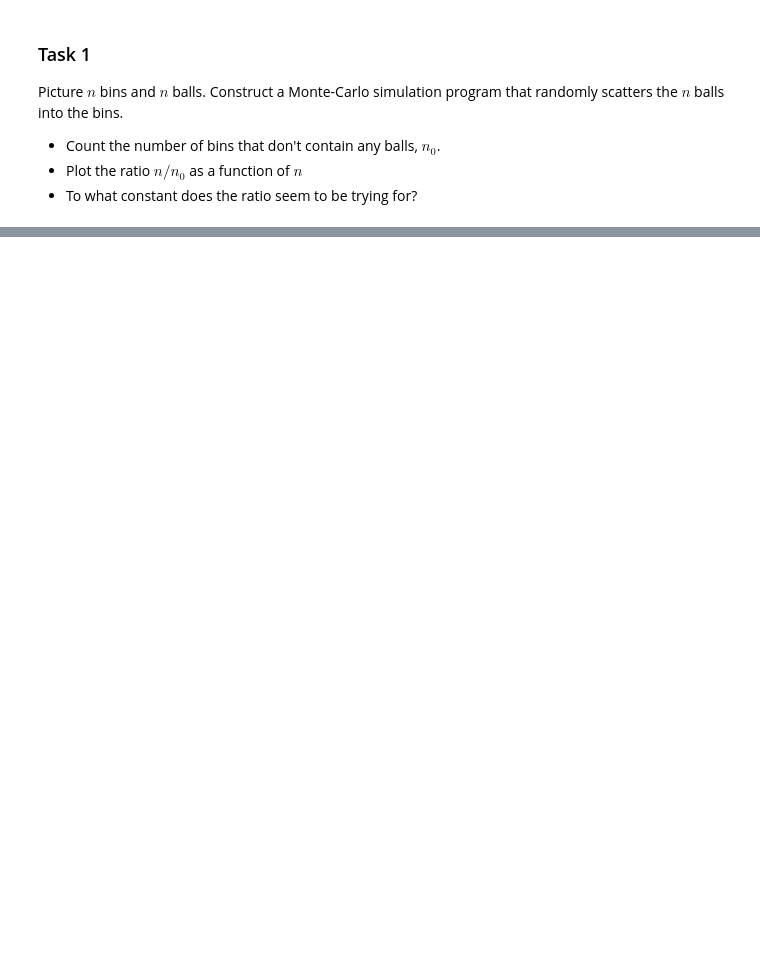
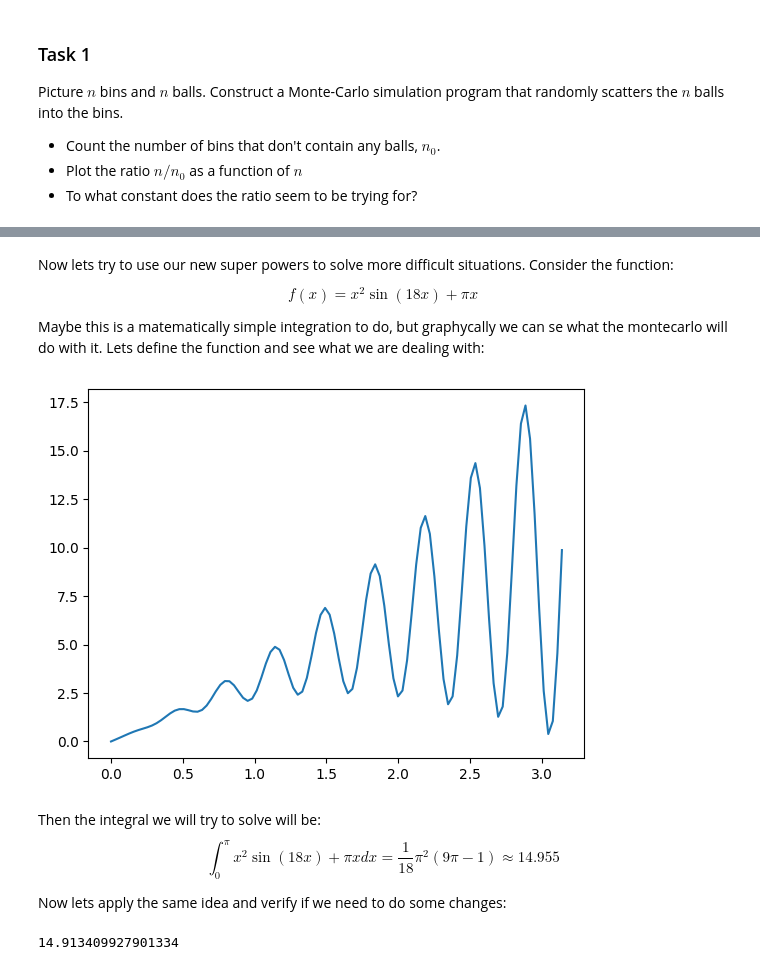
Before and after one commit to FelixCabrera23/Python_for_scientis_101, a Jupyter notebook: Class01/Montecarlo_class1.ipynb, the cells around one changed output, grey strips where cells are left out. Saved outputs shown, nothing was run; the diff lists cells and outputs as text; code cells hidden in the pictures; blank space fills up the shorter version.

```diff
--- a/Class01/Montecarlo_class1.ipynb
+++ b/Class01/Montecarlo_class1.ipynb
@@ -195,0 +255,48 @@ Picture $n$ bins and $n$ balls. Construct a Monte-Carlo simulation program that
+# %% [markdown]
+Now lets try to use our new super powers to solve more difficult situations.
+Consider the function:
+
+$$ f(x) = x^2 \sin(18x) + \pi x$$
+
+Maybe this is a matematically simple integration to do, but graphycally we can se what the montecarlo will do with it.
+Lets define the function and see what we are dealing with:
+# %%
+# Lets plot the function
+def fu (x):
+    y = (x**2)*np.sin(18*x)+np.pi*x
+    return y
+x = np.linspace(0,np.pi,100)
+y = fu(x)
+
+plt.plot(x,y)
+plt.show()
+# %% [output]
+[figure, added]
+# %% [markdown]
+Then the integral we will try to solve will be:
+$$ \int_0^\pi x^2 \sin(18x) + \pi x d x = \frac{1}{18}\pi^2 (9 \pi -1) \approx 14.955$$
+
+Now lets apply the same idea and verify if we need to do some changes:
+# %%
+N = 10000
+
+x_in = []
+x_out = []
+y_in = []
+y_out = []
+
+i = 0
+while i < N:
+    x_temp = rand()*np.pi
+    y_temp = rand()*18
+    if y_temp <= fu(x_temp):
+        y_in.append(y_temp)
+        x_in.append(x_temp)
+        i += 1
+    else:
+        x_out.append(x_temp)
+        y_out.append(y_temp)
+
+(len(y_in)/(len(x_in)+len(x_out)))*(np.pi*18)
+# %% [output]
+14.913409927901334
```
Also changed, not shown: parts of 19 cells of this notebook.
